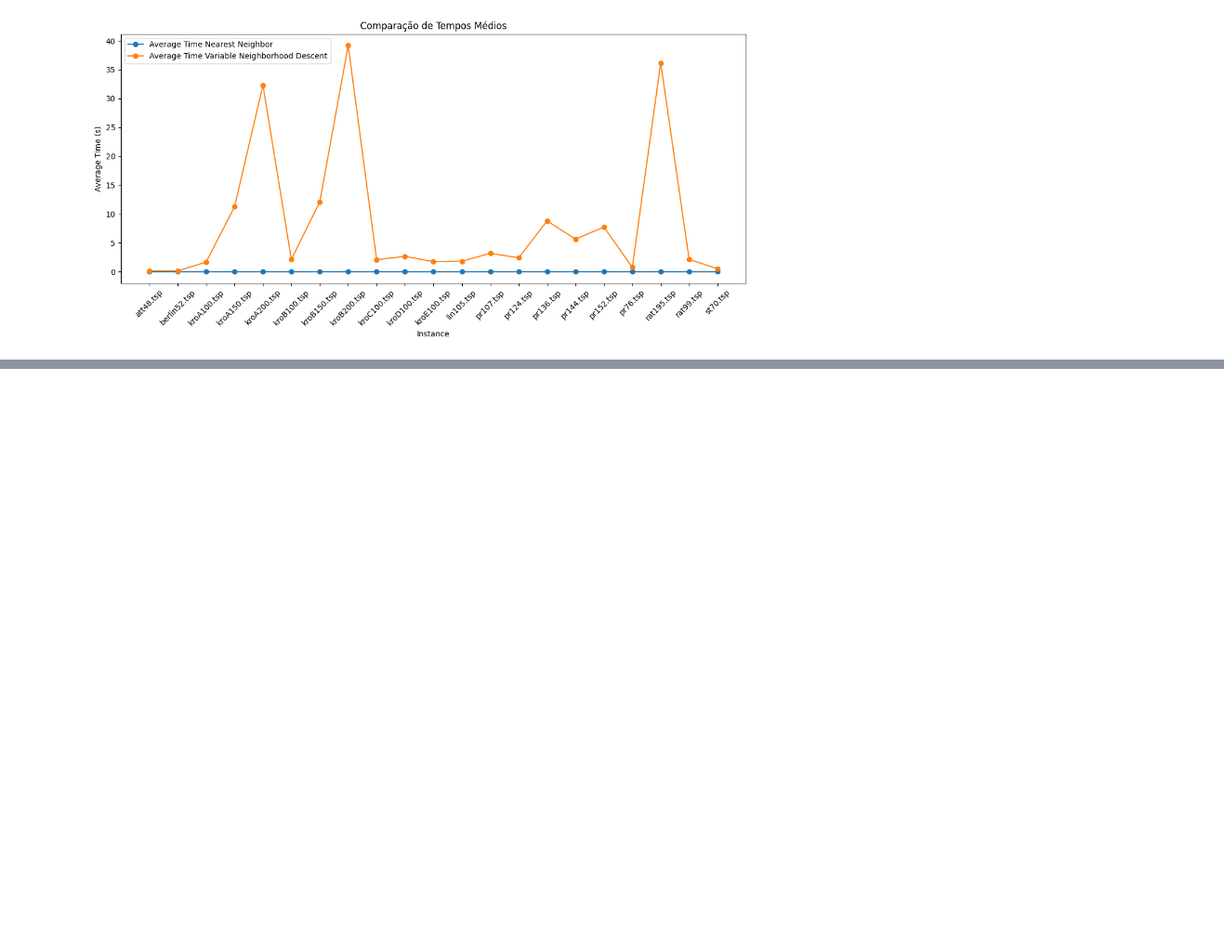
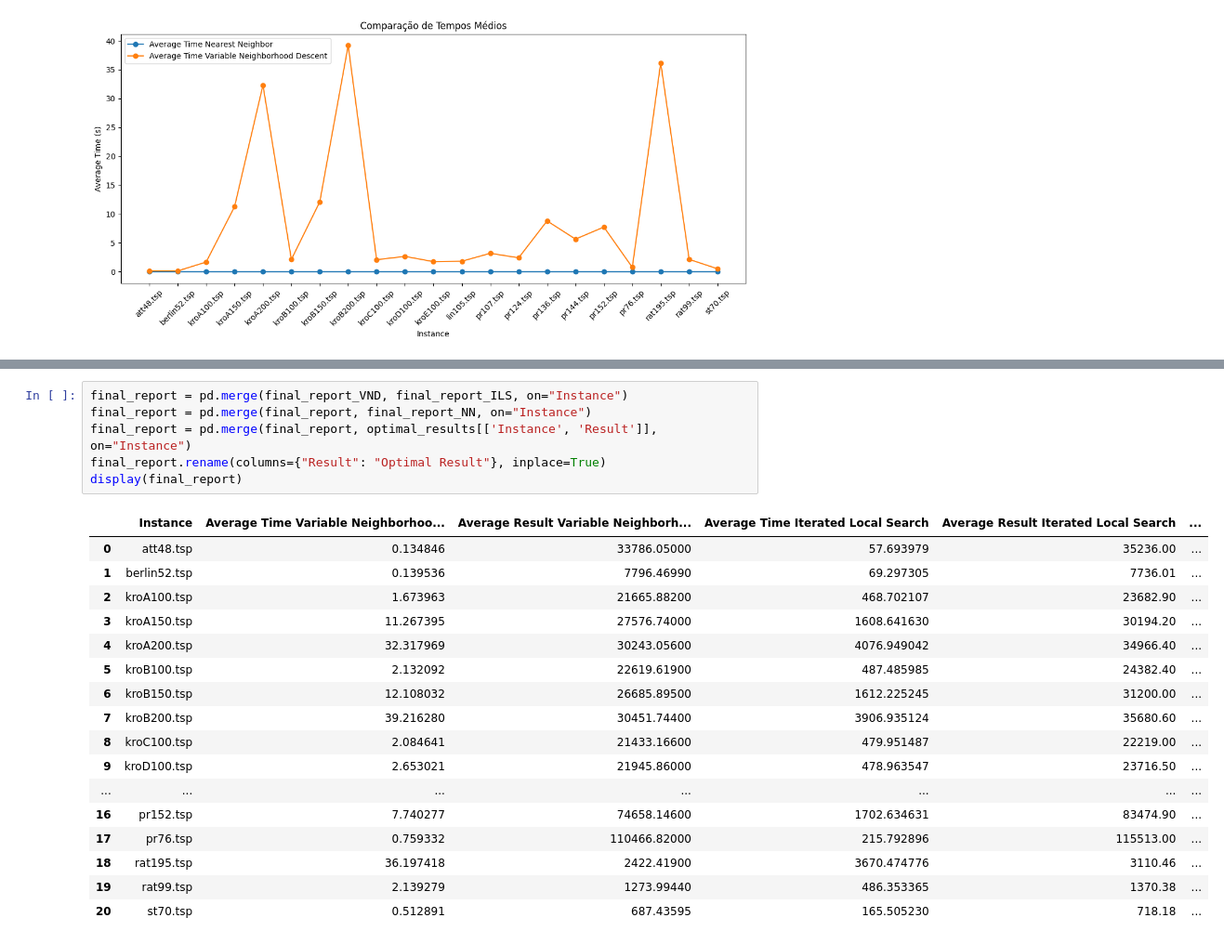
Before and after one commit to paduathiago/TSP-with-heuristics, a Jupyter notebook: report.ipynb, the cells around one changed output, grey strips where cells are left out. Shown: that part at 93% size. Cells and saved outputs as stored; diff of their text form; blank space fills up the shorter version.

```diff
--- a/report.ipynb
+++ b/report.ipynb
@@ -288,0 +445,24 @@ plot_comparison([final_report_NN, final_report_VND])
+# %%
+final_report = pd.merge(final_report_VND, final_report_ILS, on="Instance")
+final_report = pd.merge(final_report, final_report_NN, on="Instance")
+final_report = pd.merge(final_report, optimal_results[['Instance', 'Result']], on="Instance")
+final_report.rename(columns={"Result": "Optimal Result"}, inplace=True)
+display(final_report)
+# %% [output]
+|  | Instance | Average Time Variable Neighborhoo... | Average Result Variable Neighborh... | Average Time Iterated Local Search | Average Result Iterated Local Search | ... |
+| 0 | att48.tsp | 0.134846 | 33786.05000 | 57.693979 | 35236.00 | ... |
+| 1 | berlin52.tsp | 0.139536 | 7796.46990 | 69.297305 | 7736.01 | ... |
+| 2 | kroA100.tsp | 1.673963 | 21665.88200 | 468.702107 | 23682.90 | ... |
+| 3 | kroA150.tsp | 11.267395 | 27576.74000 | 1608.641630 | 30194.20 | ... |
+| 4 | kroA200.tsp | 32.317969 | 30243.05600 | 4076.949042 | 34966.40 | ... |
+| 5 | kroB100.tsp | 2.132092 | 22619.61900 | 487.485985 | 24382.40 | ... |
+| 6 | kroB150.tsp | 12.108032 | 26685.89500 | 1612.225245 | 31200.00 | ... |
+| 7 | kroB200.tsp | 39.216280 | 30451.74400 | 3906.935124 | 35680.60 | ... |
+| 8 | kroC100.tsp | 2.084641 | 21433.16600 | 479.951487 | 22219.00 | ... |
+| 9 | kroD100.tsp | 2.653021 | 21945.86000 | 478.963547 | 23716.50 | ... |
+| ... | ... | ... | ... | ... | ... | ... |
+| 16 | pr152.tsp | 7.740277 | 74658.14600 | 1702.634631 | 83474.90 | ... |
+| 17 | pr76.tsp | 0.759332 | 110466.82000 | 215.792896 | 115513.00 | ... |
+| 18 | rat195.tsp | 36.197418 | 2422.41900 | 3670.474776 | 3110.46 | ... |
+| 19 | rat99.tsp | 2.139279 | 1273.99440 | 486.353365 | 1370.38 | ... |
+| 20 | st70.tsp | 0.512891 | 687.43595 | 165.505230 | 718.18 | ... |
```
Also changed, not shown: parts of 19 cells of this notebook.
